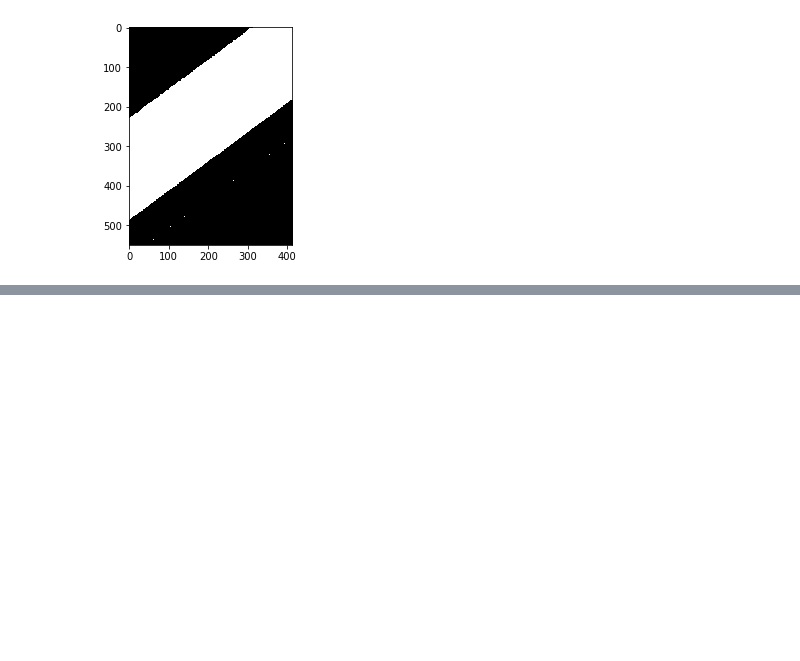
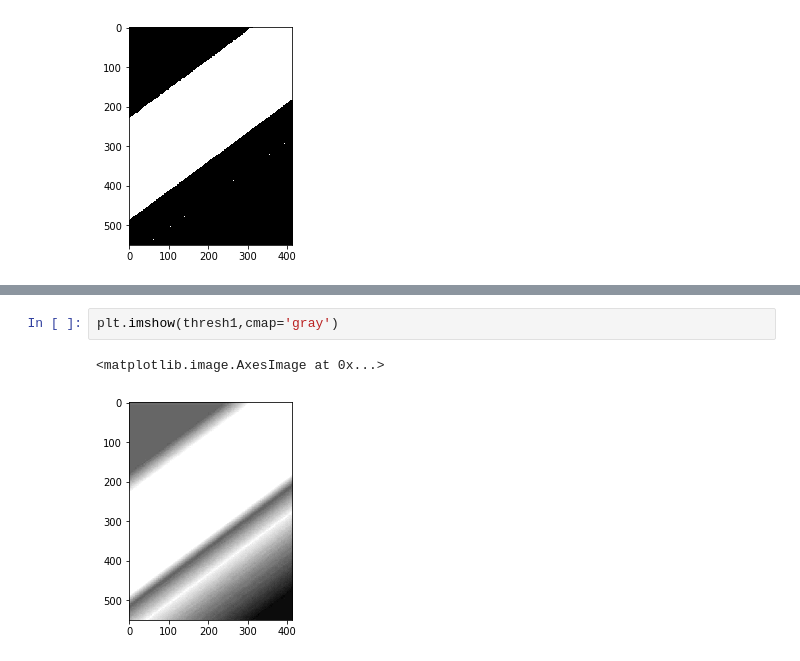
Before and after one commit to sendmail123/DataScience, a Jupyter notebook: ThresholdImages.ipynb, the cells around one changed output, grey strips where cells are left out. Cells and saved outputs as stored; diff of their text form; blank space fills up the shorter version.

```diff
--- a/ThresholdImages.ipynb
+++ b/ThresholdImages.ipynb
@@ -34,0 +44,5 @@ plt.imshow(thresh1,cmap='gray')
+# %%
+plt.imshow(thresh1,cmap='gray')
+# %% [output]
+<matplotlib.image.AxesImage at 0x...>
+[figure, added]
```
Also changed, not shown: parts of 12 cells of this notebook.
